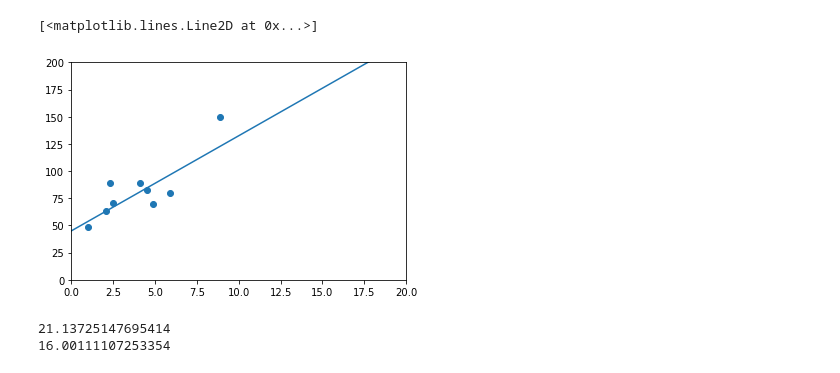
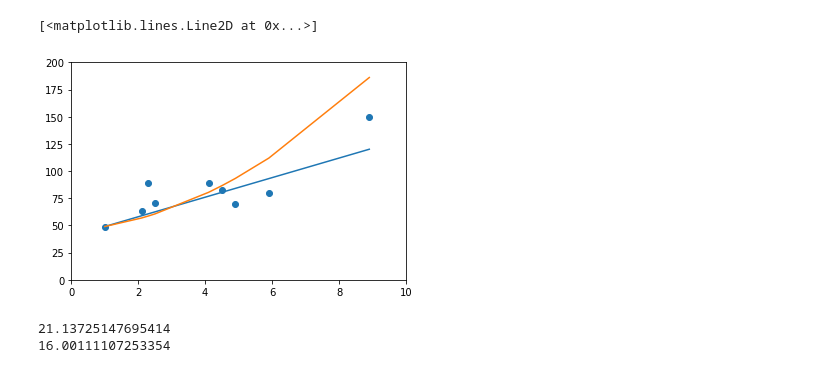
Before and after one commit to LostButStillImproving/Machine-Learning-Elective, a Jupyter notebook: MachineLearning/week 7/RegressionPerformance.ipynb, the cells around one changed output. Drawn from its saved outputs; the diff is of its cells as text; code cells hidden in the pictures.

Commit message:
Missing data & linear regression

```diff
--- a/MachineLearning/week 7/RegressionPerformance.ipynb
+++ b/MachineLearning/week 7/RegressionPerformance.ipynb
@@ -12,13 +12,16 @@ def h_linear(x, b = 9, a = 40):
 # %%
 from matplotlib import pyplot as plt
 
-plt.axis([0, 20, 0, 200])
+plt.axis([0, 10, 0, 200])
 plt.scatter(x, y)
-regression_line = [h_poly(item)for item in [0, 10]]
-plt.plot([0, 20],regression_line)
+
+regression_line = [h_linear(item) for item in x]
+regression_line_poly = [h_poly(item) for item in x]
+plt.plot(x,regression_line)
+plt.plot(x,regression_line_poly)
 # %% [output]
 [<matplotlib.lines.Line2D at 0x...>]
-[figure, old version]
+[figure, new version]
 # %%
 def Sum_Of_Squares(list_one, list_two, hFunc):
 
```
Also changed, not shown: parts of 2 cells of this notebook, 2 other files.
